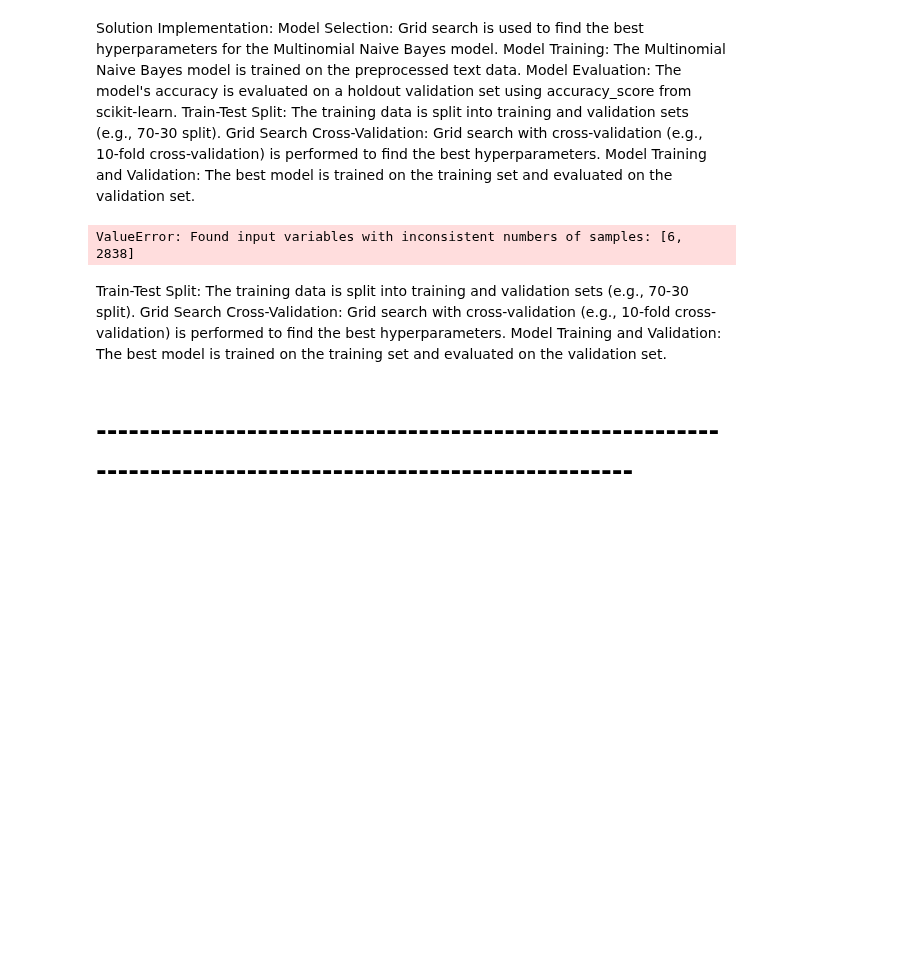
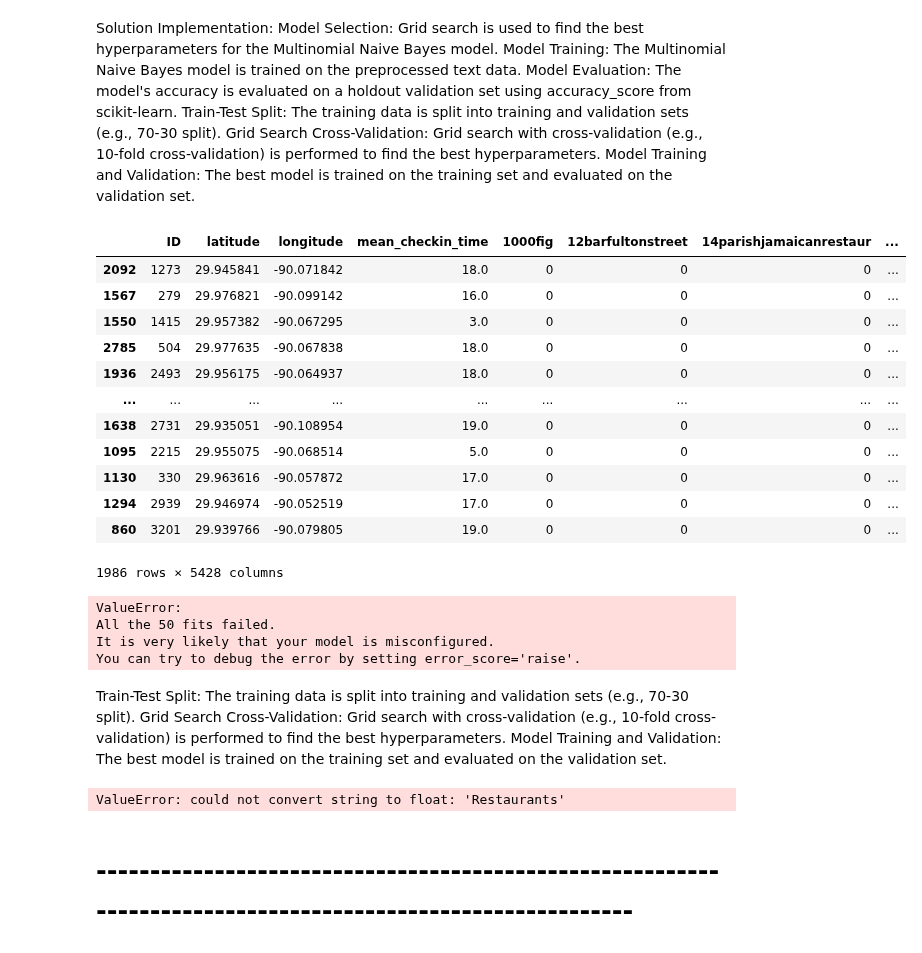
Before and after one commit to YurajK00/Naive-Bayes-Algorithm, a Jupyter notebook: COMPSCI_762_(1).ipynb, the cells around one changed output. Cells and saved outputs as stored; diff of their text form; code cells hidden in the pictures; blank space fills up the shorter version.

```diff
--- a/COMPSCI_762_(1).ipynb
+++ b/COMPSCI_762_(1).ipynb
@@ -155,0 +137,15 @@ train_data
+# %%
+train_data['name'] = train_data['name'].apply(lambda x:  ''.join(x))
+train_data['review'] = train_data['review'].apply(lambda x:  ''.join(x))
+
+vectorizer1 = CountVectorizer()
+vectorizer2 = CountVectorizer()
+name_vectorized = vectorizer1.fit_transform(train_data['name'])
+review_vectorized = vectorizer2.fit_transform(train_data['review'])
+
+
+name_df = pd.DataFrame(name_vectorized.toarray(), columns=vectorizer1.get_feature_names_out())
+review_df = pd.DataFrame(review_vectorized.toarray(), columns=vectorizer2.get_feature_names_out())
+
+df_vectorized = pd.concat([train_data.drop(columns = ['name','review']), name_df, review_df], axis=1)
+df_vectorized[df_vectorized['1000fig']==2]
@@ -156,10 +155,13 @@ train_data
+# %%
+X = df_vectorized.drop(columns = 'category', axis=1)
 # %%
 from sklearn.preprocessing import LabelEncoder
 
 # Instantiate LabelEncoder
 label_encoder = LabelEncoder()
+# vectorizer_y = CountVectorizer()
+# Encode the target variable
+Y = label_encoder.fit_transform(train_data['category'])
 
-# Encode the target variable
-Y = vectorizer.fit_transform(train_data['category'])
-pd.DataFrame(Y)
+type(Y)
 # %% [output]
@@ -186,8 +176,22 @@ Grid Search Cross-Validation: Grid search with cross-validation (e.g., 10-fold c
 Model Training and Validation: The best model is trained on the training set and evaluated on the validation set.
 # %%
 X_train, X_test, Y_train, Y_test = train_test_split(X, Y, test_size=0.3, random_state=42)
+
+X_train
 # %% [output]
+|  | ID | latitude | longitude | mean_checkin_time | 1000fig | 12barfultonstreet | 14parishjamaicanrestaur | ... |
+| 2092 | 1273 | 29.945841 | -90.071842 | 18.0 | 0 | 0 | 0 | ... |
+| 1567 | 279 | 29.976821 | -90.099142 | 16.0 | 0 | 0 | 0 | ... |
+| 1550 | 1415 | 29.957382 | -90.067295 | 3.0 | 0 | 0 | 0 | ... |
+| 2785 | 504 | 29.977635 | -90.067838 | 18.0 | 0 | 0 | 0 | ... |
+| 1936 | 2493 | 29.956175 | -90.064937 | 18.0 | 0 | 0 | 0 | ... |
+| ... | ... | ... | ... | ... | ... | ... | ... | ... |
+| 1638 | 2731 | 29.935051 | -90.108954 | 19.0 | 0 | 0 | 0 | ... |
+| 1095 | 2215 | 29.955075 | -90.068514 | 5.0 | 0 | 0 | 0 | ... |
+| 1130 | 330 | 29.963616 | -90.057872 | 17.0 | 0 | 0 | 0 | ... |
+| 1294 | 2939 | 29.946974 | -90.052519 | 17.0 | 0 | 0 | 0 | ... |
+| 860 | 3201 | 29.939766 | -90.079805 | 19.0 | 0 | 0 | 0 | ... |
-ValueError: Found input variables with inconsistent numbers of samples: [6, 2838]
+1986 rows × 5428 columns
 # %%
 from sklearn.model_selection import GridSearchCV
 
@@ -201,6 +205,11 @@ grid_search.fit(X_train, Y_train)
 # Get the best hyperparameters
 best_params = grid_search.best_params_
 print("Best Hyperparameters:", best_params)
+# %% [output]
+ValueError:
+All the 50 fits failed.
+It is very likely that your model is misconfigured.
+You can try to debug the error by setting error_score='raise'.
 # %% [markdown]
 Train-Test Split: The training data is split into training and validation sets (e.g., 70-30 split).
 Grid Search Cross-Validation: Grid search with cross-validation (e.g., 10-fold cross-validation) is performed to find the best hyperparameters.
@@ -214,6 +223,8 @@ best_mnb_model.fit(X_train, Y_train)
 
 # Make predictions on the testing data
 y_pred_best = best_mnb_model.predict(X_test)
+# %% [output]
+ValueError: could not convert string to float: 'Restaurants'
 # %%
 metrics.accuracy_score(Y_test,y_pred_best)
 # %%
```
Also changed, not shown: parts of 6 cells of this notebook.
